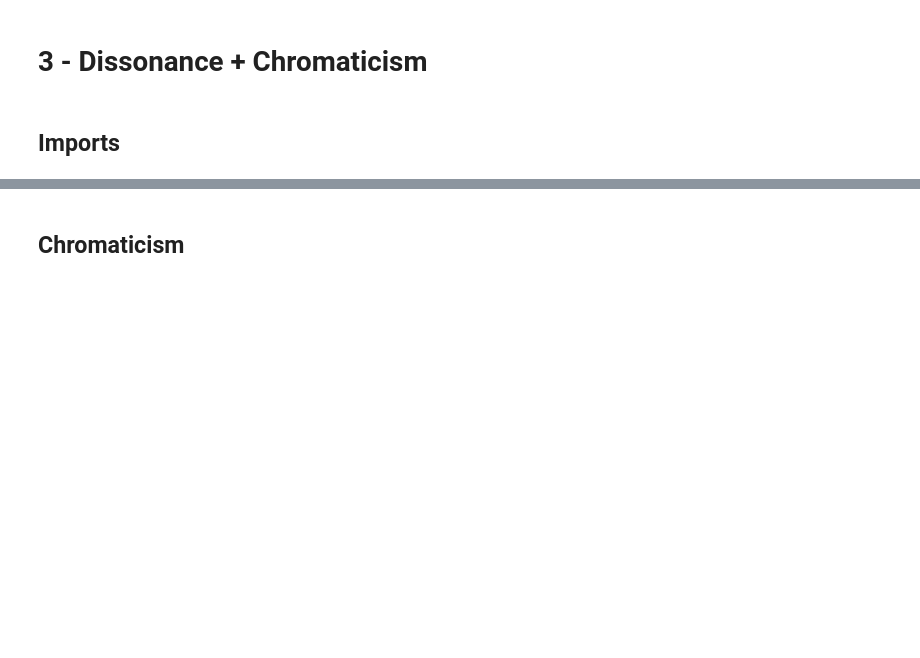
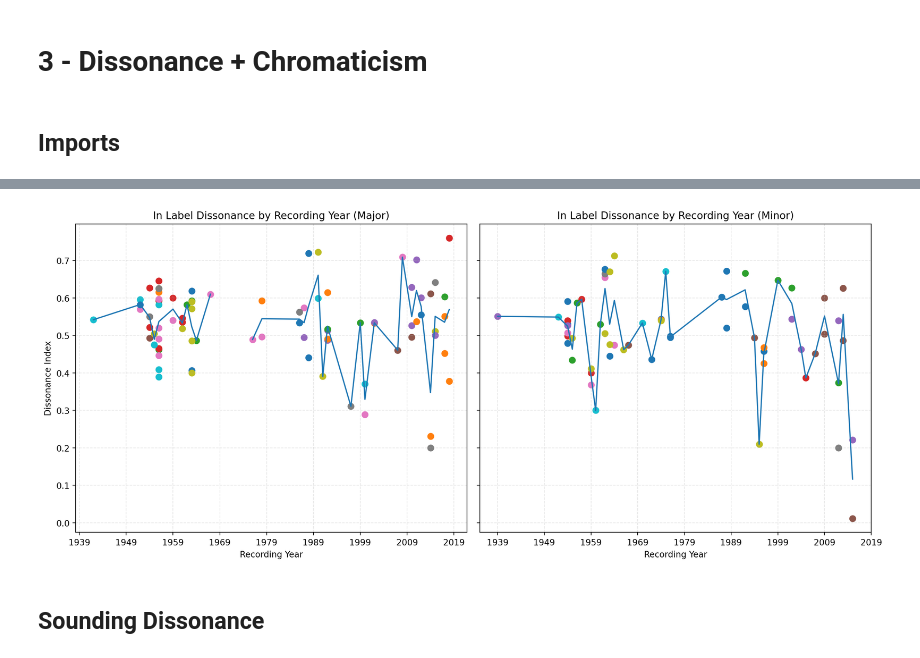
Before and after one commit to 1chenjes1/EPFL_DCML_2025, a Jupyter notebook: Notebooks/3 - Dissonance.ipynb, the cells around one changed output, grey strips where cells are left out. Drawn from its saved outputs; the diff is of its cells as text; code cells hidden in the pictures; blank space fills up the shorter version.

Commit message:
In-Label + Sounding Dissonance Indices

```diff
--- a/Notebooks/3 - Dissonance.ipynb
+++ b/Notebooks/3 - Dissonance.ipynb
@@ -21,5 +21,4 @@ from Importables import General as g
 from Importables import intervalanalysis_utils as ia
 # %%
 metadata = g.load_metadata()
-subset = metadata[metadata['fnames'] == "Autumn Leaves - Chet Bake_Desmond (Concert Key)"]
-subset
+metadata = g.load_keys(metadata)
@@ -30 +25,4 @@ subset
+# %%
+major_metadata = metadata[metadata['key'].str.contains('major', na=False)]
+minor_metadata = metadata[metadata['key'].str.contains('minor', na=False)]
 # %% [markdown]
@@ -32 +30,4 @@ subset
+# %%
+ILC_major_raw = g.load_labels(major_metadata)
+ILC_minor_raw = g.load_labels(minor_metadata)
 # %%
@@ -91,2 +52,51 @@ plt.show()
-# %% [markdown]
-## Chromaticism
+# %%
+# Ensure recording_year is numeric
+ILC_major['recording_year'] = pd.to_numeric(ILC_major['recording_year'], errors='coerce')
+ILC_minor['recording_year'] = pd.to_numeric(ILC_minor['recording_year'], errors='coerce')
+
+# Find combined min and max year to keep axes consistent
+min_year = min(ILC_major['recording_year'].min(), ILC_minor['recording_year'].min())
+max_year = max(ILC_major['recording_year'].max(), ILC_minor['recording_year'].max())
+
+ticks = np.arange(min_year, max_year + 10, 10)
+
+artists = np.unique(np.concatenate([ILC_major['artist'].unique(), ILC_minor['artist'].unique()]))
+colors = plt.cm.tab10.colors
+
+fig, axes = plt.subplots(1, 2, figsize=(14, 6), sharey=True)
+
+# Plot major
+for i, artist in enumerate(artists):
+    subset = ILC_major[ILC_major['artist'] == artist]
+    axes[0].scatter(subset['recording_year'], subset['dissonance'],
+                    label=artist, color=colors[i % len(colors)], s=50)
+
+axes[0].plot(ILC_major.groupby(by='recording_year', as_index=False)['dissonance'].mean()['recording_year'],
+             ILC_major.groupby(by='recording_year', as_index=False)['dissonance'].mean()['dissonance'])
+axes[0].set_title('In Label Dissonance by Recording Year (Major)')
+axes[0].set_xlabel('Recording Year')
+axes[0].set_ylabel('Dissonance Index')
+axes[0].set_xticks(ticks)
+axes[0].grid(True, linestyle='--', alpha=0.3)
+
+# Plot minor
+for i, artist in enumerate(artists):
+    subset = ILC_minor[ILC_minor['artist'] == artist]
+    axes[1].scatter(subset['recording_year'], subset['dissonance'],
+                    label=artist, color=colors[i % len(colors)], s=50)
+
+axes[1].plot(ILC_minor.groupby(by='recording_year', as_index=False)['dissonance'].mean()['recording_year'],
+             ILC_minor.groupby(by='recording_year', as_index=False)['dissonance'].mean()['dissonance'])
+axes[1].set_title('In Label Dissonance by Recording Year (Minor)')
+axes[1].set_xlabel('Recording Year')
+axes[1].set_xticks(ticks)
+axes[1].grid(True, linestyle='--', alpha=0.3)
+
+
+plt.tight_layout()
+plt.savefig(f"../Results/InLabelDissonanceIndex")
+plt.show()
+# %% [output]
+[figure, added]
+# %% [markdown]
+## Sounding Dissonance
```
Also changed, not shown: parts of 17 cells of this notebook, 12 other files.
